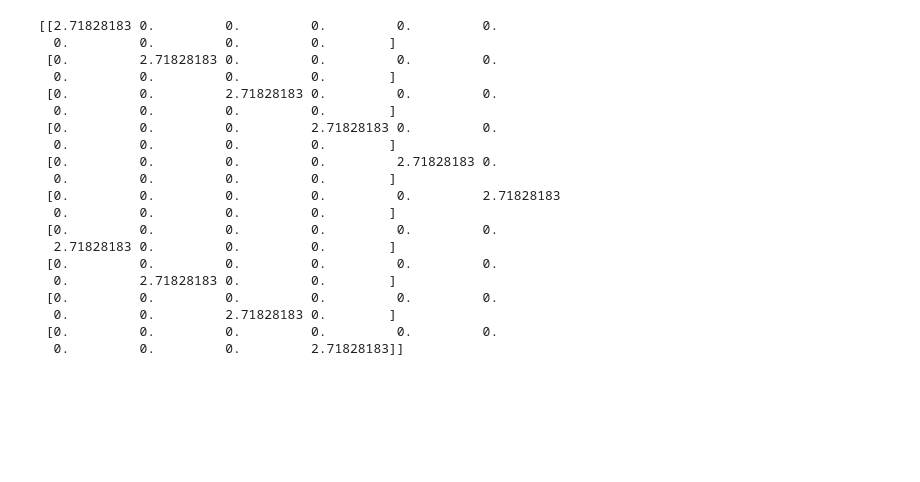
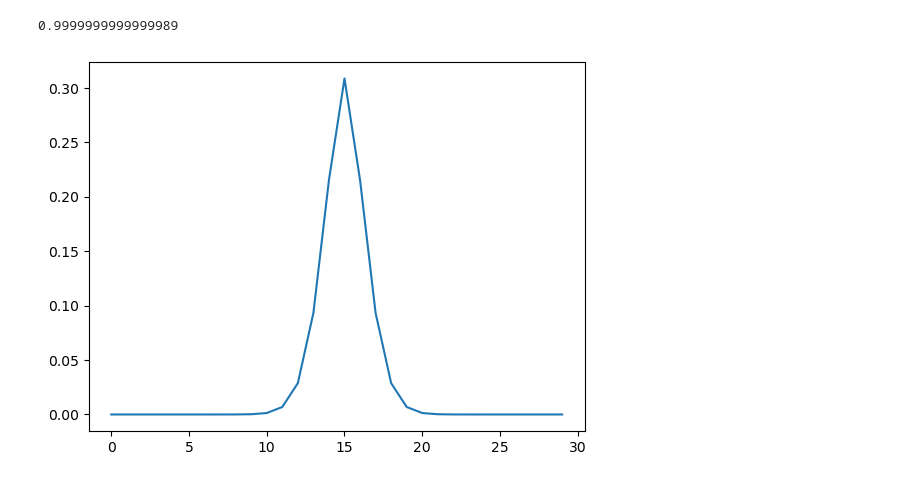
Before and after one commit to JaimePSantos/DynamicRandomWalks, a Jupyter notebook: ClassicalWalks/ContinuousTime/ContinuousTimeRandomWalk.ipynb, the cells around one changed output. Cells and saved outputs as stored; diff of their text form; code cells hidden in the pictures; blank space fills up the shorter version.

```diff
--- a/ClassicalWalks/ContinuousTime/ContinuousTimeRandomWalk.ipynb
+++ b/ClassicalWalks/ContinuousTime/ContinuousTimeRandomWalk.ipynb
@@ -98,24 +98,30 @@ Execution Time:  0.15900135040283203
 [figure]
-# %%
-print(expm(np.eye(10)))
-# %% [output]
-[[2.71828183 0.         0.         0.         0.         0.
-  0.         0.         0.         0.        ]
- [0.         2.71828183 0.         0.         0.         0.
-  0.         0.         0.         0.        ]
- [0.         0.         2.71828183 0.         0.         0.
-  0.         0.         0.         0.        ]
- [0.         0.         0.         2.71828183 0.         0.
-  0.         0.         0.         0.        ]
- [0.         0.         0.         0.         2.71828183 0.
-  0.         0.         0.         0.        ]
- [0.         0.         0.         0.         0.         2.71828183
-  0.         0.         0.         0.        ]
- [0.         0.         0.         0.         0.         0.
-  2.71828183 0.         0.         0.        ]
- [0.         0.         0.         0.         0.         0.
-  0.         2.71828183 0.         0.        ]
- [0.         0.         0.         0.         0.         0.
-  0.         0.         2.71828183 0.        ]
- [0.         0.         0.         0.         0.         0.
-  0.         0.         0.         2.71828183]]
+# %%
+n = 30
+gamma = 1.0  # Transition rate
+t=1
+
+G = nx.cycle_graph(n)
+D = np.diag(list(dict(G.degree()).values()))
+A = nx.to_numpy_array(G)
+L = -gamma * (D - A)
+
+eigenvalues, eigenvectors = eigh(L)
+
+trans_mat = efficient_transition_matrix(eigenvalues, eigenvectors, t)
+
+p0 = np.zeros(len(L))
+p0[n // 2] = 1
+p_t = np.dot(trans_mat, p0)
+
+plt.plot(p_t)
+
+tot_prob = 0
+
+for x in p_t:
+    tot_prob += x
+
+print(tot_prob)
+# %% [output]
+0.9999999999999989
+[figure, added]
```
Also changed, not shown: parts of 3 cells of this notebook, 6 other files.
